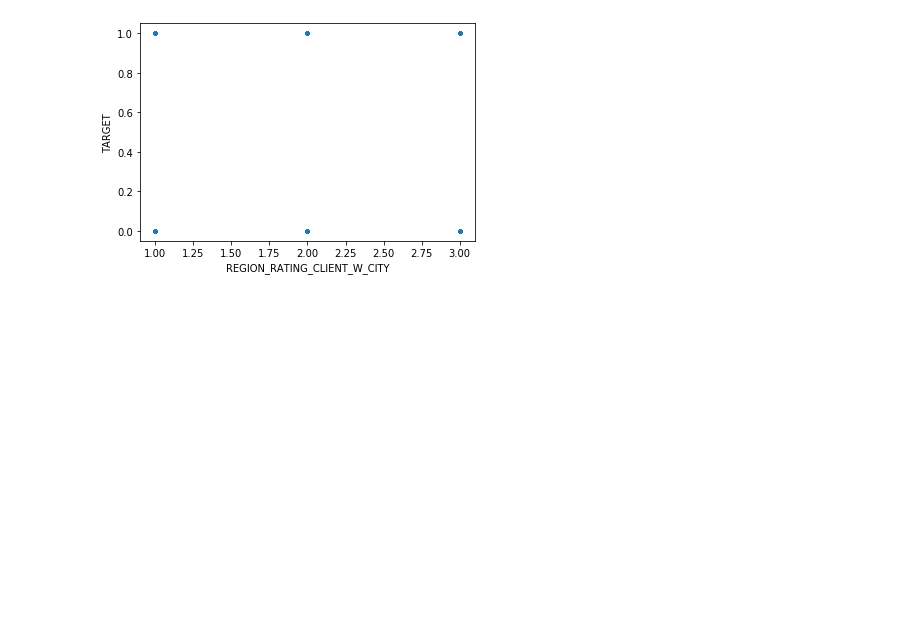
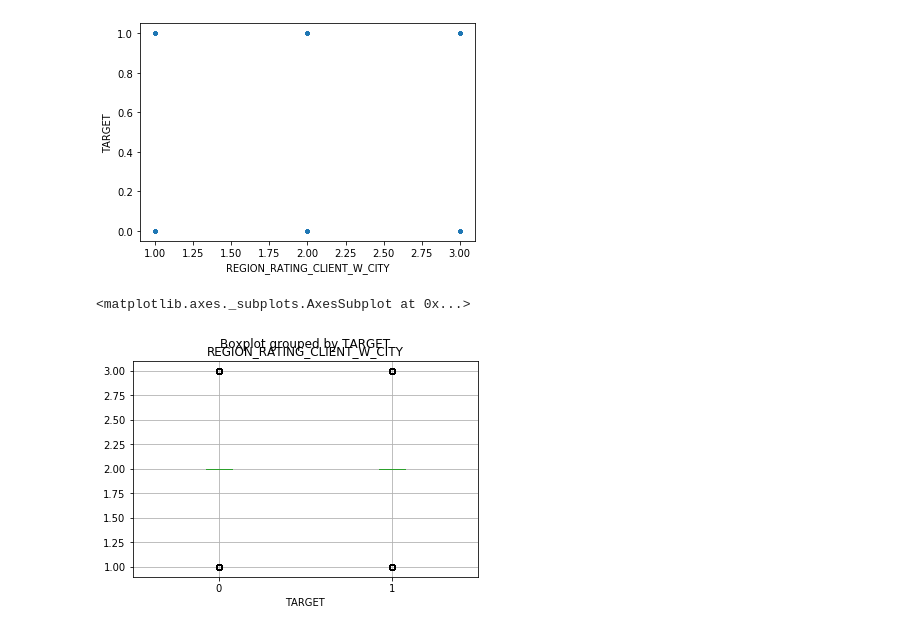
Before and after one commit to yicchen15/4th-ML100Days, a Jupyter notebook: homework/Day_015_HW.ipynb, the cells around one changed output. Drawn from its saved outputs; the diff is of its cells as text; code cells hidden in the pictures; blank space fills up the shorter version.

```diff
--- a/homework/Day_015_HW.ipynb
+++ b/homework/Day_015_HW.ipynb
@@ -165,3 +152,8 @@ for i in range(0,15,5):
 [figure]
 [figure]
 [figure]
+# %%
+app_train.boxplot(by='TARGET', column='REGION_RATING_CLIENT_W_CITY')
+# %% [output]
+<matplotlib.axes._subplots.AxesSubplot at 0x...>
+[figure, added]
```
Also changed, not shown: parts of 3 cells of this notebook.
